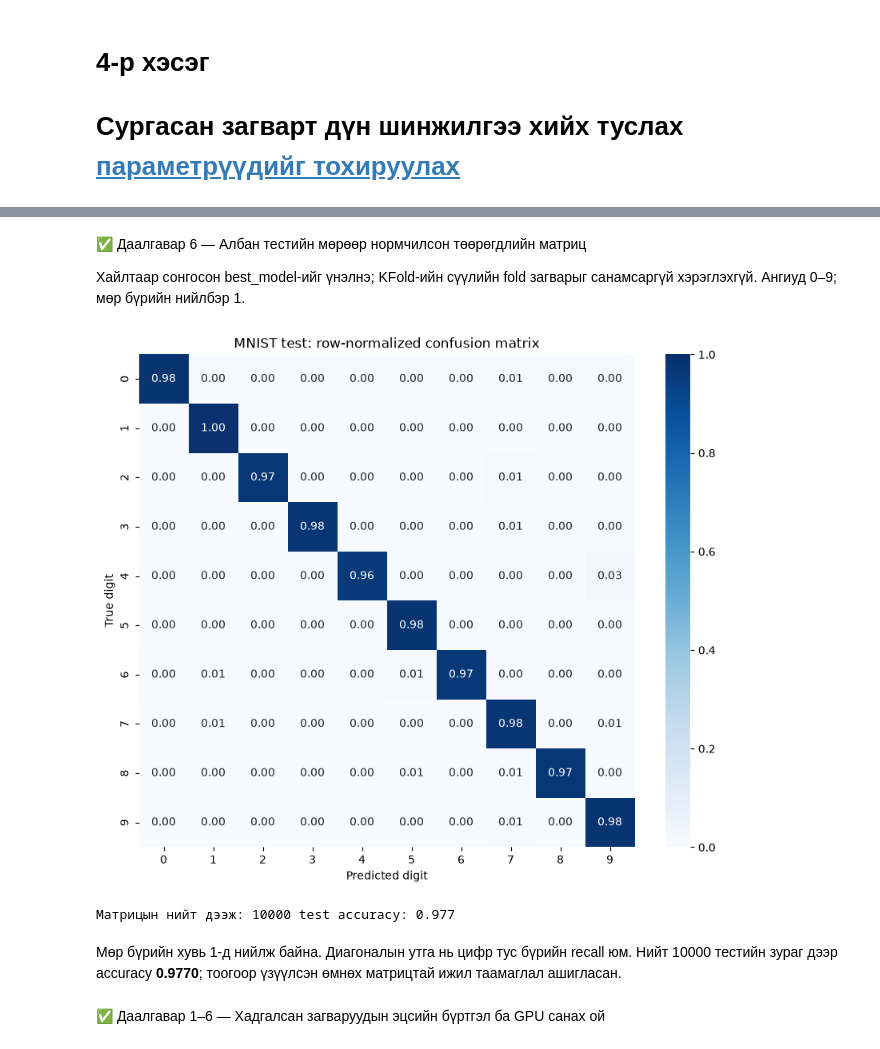
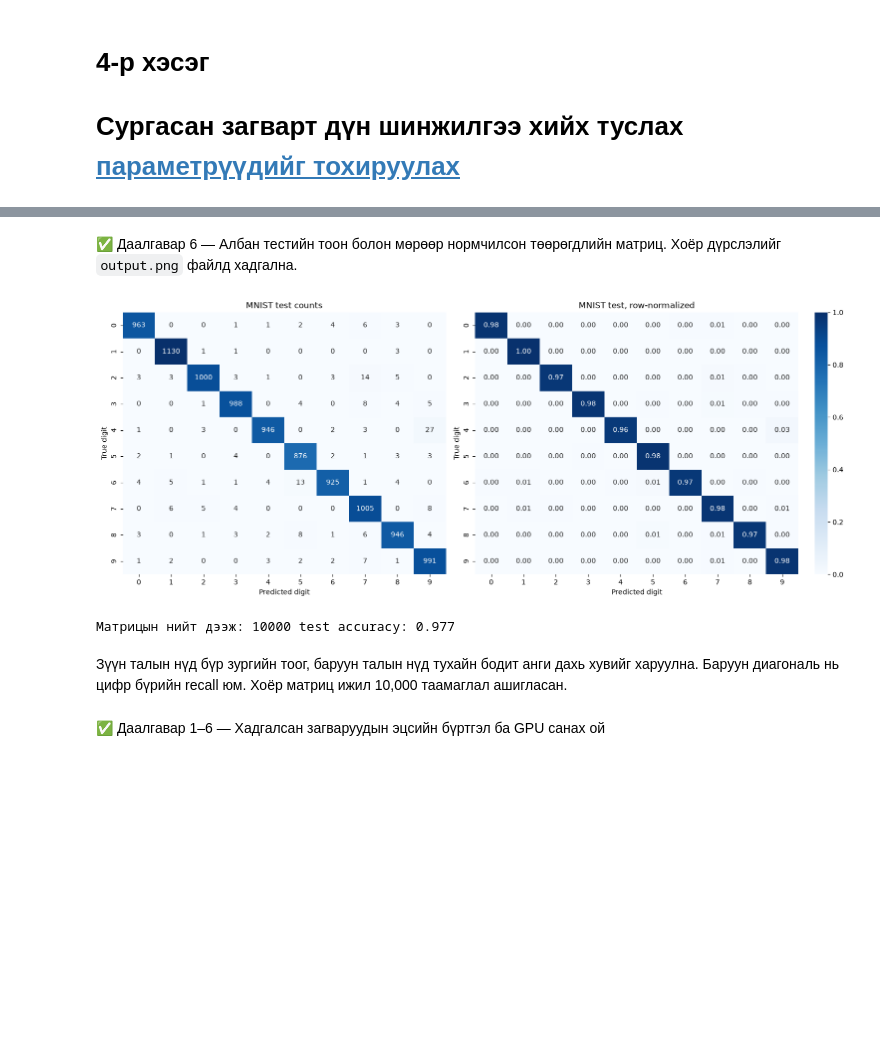
Before and after one commit to Ulmj7/ML_Course, a Jupyter notebook: CS308_Lab5_6/CS308_Lab5_6_done.ipynb, the cells around one changed output, grey strips where cells are left out. Saved outputs shown, nothing was run; the diff lists cells and outputs as text; code cells hidden in the pictures; blank space fills up the shorter version.

Commit message:
Update Labs 5–6 completed notebook and model results

```diff
--- a/CS308_Lab5_6/CS308_Lab5_6_done.ipynb
+++ b/CS308_Lab5_6/CS308_Lab5_6_done.ipynb
@@ -1032,13 +1063,9 @@ import torch.nn as nn
 from torch.optim import SGD, AdamW
 from torch.nn import CrossEntropyLoss
 from torch.utils.data import DataLoader, TensorDataset
-from torchvision.transforms import Compose, ToTensor
 
 train_dataset = TensorDataset(torch.tensor(x_train, dtype=torch.float32), torch.tensor(y_train, dtype=torch.long))
 test_dataset = TensorDataset(torch.tensor(x_test, dtype=torch.float32), torch.tensor(y_test, dtype=torch.long))
-transform = Compose([ToTensor()])
-train_loader = DataLoader(train_dataset, batch_size=64, shuffle=True)
-test_loader = DataLoader(test_dataset, batch_size=64, shuffle=False)
 class SimpleNN(nn.Module):
     def __init__(self, input_size=28*28, hidden_size1=256, hidden_size2=64, output_size=10):
         super(SimpleNN, self).__init__()
@@ -1047,7 +1074,6 @@ class SimpleNN(nn.Module):
         self.fc2 = nn.Linear(hidden_size1, hidden_size2)
         self.relu2 = nn.ReLU()
         self.fc3 = nn.Linear(hidden_size2, output_size)
-        self.sigmoid = nn.Sigmoid()
         self.split = hidden_size1 // 2
         self.fc_b1 = nn.Linear(self.split, hidden_size2)
         self.fc_b2 = nn.Linear(hidden_size1-self.split, hidden_size2)
@@ -1080,7 +1106,7 @@ def train_model(model, train_loader, criterion, optimizer, num_epochs, verbose=T
             running_loss += loss.item() * inputs.size(0)
         epoch_loss = running_loss / len(train_loader.dataset)
         if verbose: print(f'Epoch {epoch+1}/{num_epochs}, Loss: {epoch_loss:.4f}')
-def evaluate_model(model, test_loader, save=False, verbose=True):
+def evaluate_model(model, test_loader, verbose=True):
     model.eval()
     all_preds = []
     all_labels = []
@@ -1090,7 +1116,7 @@ def evaluate_model(model, test_loader, save=False, verbose=True):
         for inputs, labels in test_loader:
             inputs, labels = inputs.to(device), labels.to(device)
             outputs = model(inputs)
-            _, predicted = torch.max(outputs.data, 1)
+            _, predicted = torch.max(outputs, 1)
             labels_max = labels
             total += labels.size(0)
             correct += (predicted == labels_max).sum().item()
@@ -1102,7 +1128,6 @@ def evaluate_model(model, test_loader, save=False, verbose=True):
 
 # Баталгаажуулах 5000 зураг нь сургалтаас тусдаа; албан тест хайлтад оролцохгүй.
 from sklearn.model_selection import train_test_split
-import copy
 import random
 seed_torch = 42
 random.seed(seed_torch)
@@ -1274,9 +1302,8 @@ import seaborn as sns
 with np.load("best_model_config.npz", allow_pickle=False) as z:
     model = SimpleNN(hidden_size1=int(z["hidden_size1"]), hidden_size2=int(z["hidden_size2"])).to(device)
 model.load_state_dict(torch.load("best_model.pth", map_location=device, weights_only=True))
-accuracy ,all_preds, all_labels = evaluate_model(model, test_loader, save=False)
+accuracy ,all_preds, all_labels = evaluate_model(model, test_loader)
 confusion_matrix = metrics.confusion_matrix(all_labels, all_preds)
-sns.heatmap(confusion_matrix, annot=True, fmt='d', cmap='Blues', xticklabels=range(10), yticklabels=range(10))
 # other F1 score, precision, recall, etc. can be calculated using sklearn.metrics functions
 f1_score = metrics.f1_score(all_labels, all_preds, average='weighted')
 precision = metrics.precision_score(all_labels, all_preds, average='weighted')
@@ -1284,10 +1311,8 @@ recall = metrics.recall_score(all_labels, all_preds, average='weighted')
 print(f"F1 Score: {f1_score:.4f}")
 print(f"Precision: {precision:.4f}")
 print(f"Recall: {recall:.4f}")
-# AUC
 
 
-plt.xlabel('Predicted digit'); plt.ylabel('True digit'); plt.show()
 best_test_accuracy = accuracy
 tuned_prob = probabilities(model, test_loader)
 tuned_auc = metrics.roc_auc_score(all_labels, tuned_prob, multi_class='ovr', average='macro')
@@ -1388,40 +1412,41 @@ Fold 6 accuracy: 0.9742 macro AUC: 0.9994893981287467 seconds: 1.250783309998951
 OOF accuracy: 0.974 OOF macro OvR AUC: 0.999357560964655
 kfold_best_model.pth дахин ачаалсан fold accuracy: 0.9774
 6 fold-ийн accuracy дундаж **0.9740 ± 0.0021** (sample std). Бүх 60000 out-of-fold таамаглалын accuracy **0.9740**, macro OvR AUC **0.99936**. Шилдэг fold **1**, accuracy **0.9774**; зөвхөн түүний validation дүнгээр сонгосон. Хайлтад ашигласан validation нь CV сангийн дотор тул нийт үнэлгээг өөдрөг байж болохыг тооцно.
-# %% [markdown]
-✅ Даалгавар 6 — Албан тестийн мөрөөр нормчилсон төөрөгдлийн матриц
-
-Хайлтаар сонгосон best_model-ийг үнэлнэ; KFold-ийн сүүлийн fold загварыг санамсаргүй хэрэглэхгүй. Ангиуд 0–9; мөр бүрийн нийлбэр 1.
+# %% [markdown]
+✅ Даалгавар 6 — Албан тестийн тоон болон мөрөөр нормчилсон төөрөгдлийн матриц. Хоёр дүрслэлийг `output.png` файлд хадгална.
 # %%
-from sklearn.metrics import confusion_matrix
-import seaborn as sn
-import pandas as pd
-y_pred, y_true = [], []
-model.eval()
-with torch.no_grad():
-    for inputs, labels in test_loader:
-        output = model(inputs.to(device))
-        y_pred.extend(output.argmax(dim=1).cpu().numpy())
-        y_true.extend(labels.numpy())
-cf_matrix = confusion_matrix(y_true, y_pred, labels=range(10))
+# 80-р нүдний албан тестийн таамаглалаас хоёр матрицыг хамтад нь дүрслэх.
+cf_matrix = confusion_matrix
 classes = list(range(10))
 row_totals = cf_matrix.sum(axis=1, keepdims=True)
-normalized = np.divide(cf_matrix, row_totals, out=np.zeros_like(cf_matrix, dtype=float), where=row_totals!=0)
-df_cm = pd.DataFrame(normalized, index=classes, columns=classes)
+normalized = np.divide(
+    cf_matrix, row_totals,
+    out=np.zeros_like(cf_matrix, dtype=float),
+    where=row_totals != 0,
+)
 np.testing.assert_allclose(normalized.sum(axis=1), 1)
-assert accuracy_score(y_true, y_pred) == best_test_accuracy
-plt.figure(figsize=(10,8))
-sn.heatmap(df_cm, annot=True, fmt='.2f', cmap='Blues', vmin=0, vmax=1)
-plt.xlabel('Predicted digit'); plt.ylabel('True digit'); plt.title('MNIST test: row-normalized confusion matrix')
+assert cf_matrix.sum() == len(y_test)
+assert np.trace(cf_matrix) / cf_matrix.sum() == best_test_accuracy
+
+fig, (ax_count, ax_normalized) = plt.subplots(1, 2, figsize=(15, 6), layout='constrained')
+sns.heatmap(cf_matrix, ax=ax_count, annot=True, fmt='d', cmap='Blues',
+            xticklabels=classes, yticklabels=classes, cbar=False)
+sns.heatmap(normalized, ax=ax_normalized, annot=True, fmt='.2f', cmap='Blues',
+            xticklabels=classes, yticklabels=classes, vmin=0, vmax=1)
+ax_count.set_title('MNIST test counts')
+ax_normalized.set_title('MNIST test, row-normalized')
+for ax in (ax_count, ax_normalized):
+    ax.set(xlabel='Predicted digit', ylabel='True digit')
+fig.savefig('output.png', dpi=150)
 plt.show()
-print('Матрицын нийт дээж:',cf_matrix.sum(), 'test accuracy:',accuracy_score(y_true,y_pred))
-display(Markdown(f'Мөр бүрийн хувь 1-д нийлж байна. Диагоналын утга нь цифр тус бүрийн recall юм. Нийт 10000 тестийн зураг дээр accuracy **{best_test_accuracy:.4f}**; тоогоор үзүүлсэн өмнөх матрицтай ижил таамаглал ашигласан.'))
+print('Матрицын нийт дээж:', cf_matrix.sum(), 'test accuracy:', best_test_accuracy)
+display(Markdown('Зүүн талын нүд бүр зургийн тоог, баруун талын нүд тухайн бодит анги дахь хувийг харуулна. Баруун диагональ нь цифр бүрийн recall юм. Хоёр матриц ижил 10,000 таамаглал ашигласан.'))
 # %% [output]
-[figure, old version]
+[figure, new version]
 Матрицын нийт дээж: 10000 test accuracy: 0.977
-Мөр бүрийн хувь 1-д нийлж байна. Диагоналын утга нь цифр тус бүрийн recall юм. Нийт 10000 тестийн зураг дээр accuracy **0.9770**; тоогоор үзүүлсэн өмнөх матрицтай ижил таамаглал ашигласан.
+Зүүн талын нүд бүр зургийн тоог, баруун талын нүд тухайн бодит анги дахь хувийг харуулна. Баруун диагональ нь цифр бүрийн recall юм. Хоёр матриц ижил 10,000 таамаглал ашигласан.
-# %% [markdown]
-✅ Даалгавар 1–6 — Хадгалсан загваруудын эцсийн бүртгэл ба GPU санах ой
+# %% [markdown]
+✅ Даалгавар 1–6 — Хадгалсан загваруудын эцсийн бүртгэл ба GPU санах ой
 # %%
 for filename in saved_model_files:
     path = Path(filename)
```
Also changed, not shown: parts of 72 cells of this notebook, 6 other files.
